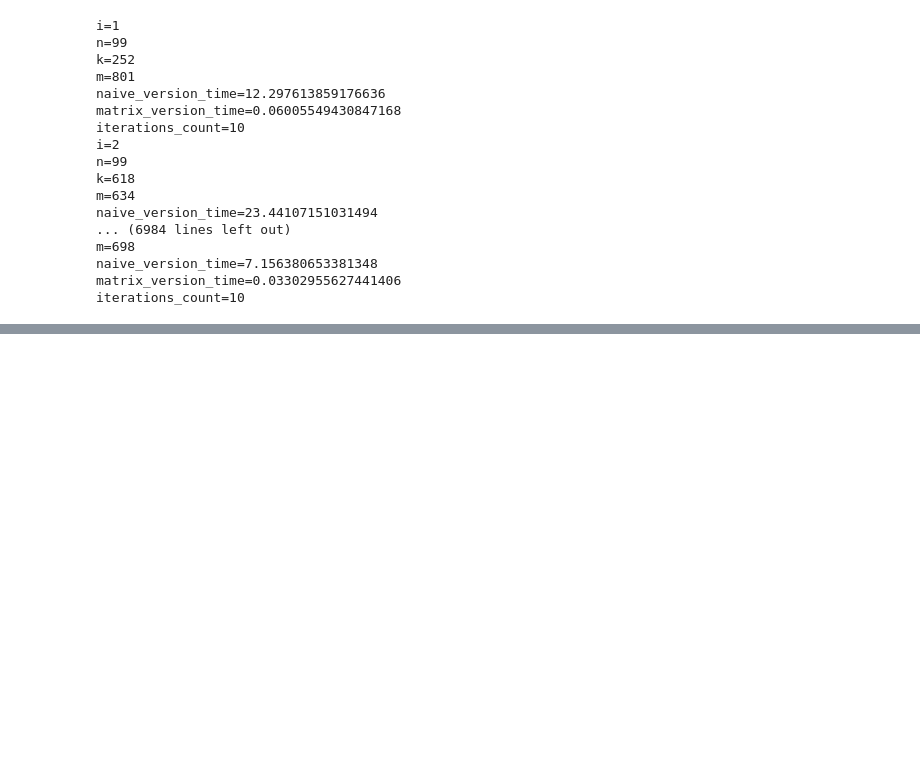
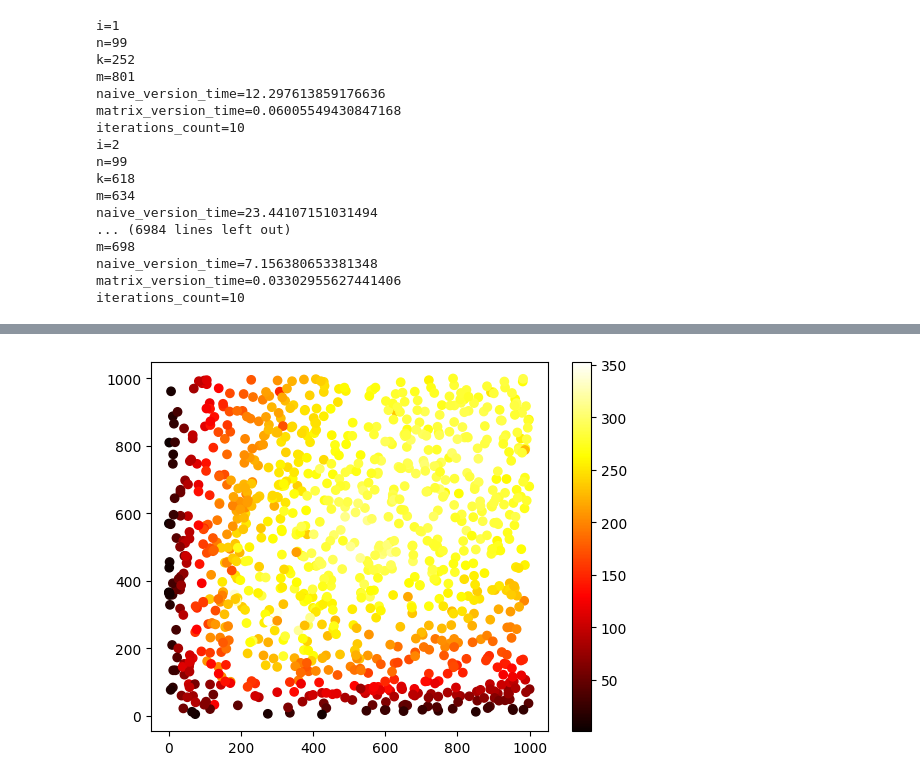
Before and after one commit to Rodnik05/MultidimentionalOpinionDynamics, a Jupyter notebook: performance_test.ipynb, the cells around one changed output, grey strips where cells are left out. Cells and saved outputs as stored; diff of their text form; code cells hidden in the pictures; blank space fills up the shorter version.

Commit message:
added plots

```diff
--- a/performance_test.ipynb
+++ b/performance_test.ipynb
@@ -158,0 +169,11 @@ iterations_count=10
+# %%
+import hvplot.pandas
+import matplotlib.pyplot as plt
+
+df = pl.read_csv("same_n.csv")
+
+plt.scatter(df["k"], df["m"], c=df["naive_version_time"]/df["matrix_version_time"], cmap='hot')
+plt.colorbar()
+plt.show()
+# %% [output]
+[figure, added]
```
Also changed, not shown: parts of 1 cell of this notebook.
